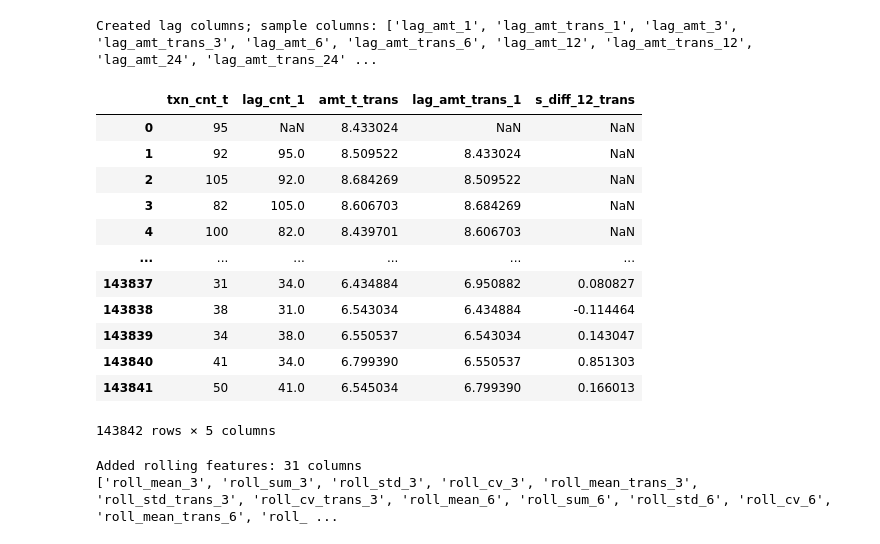
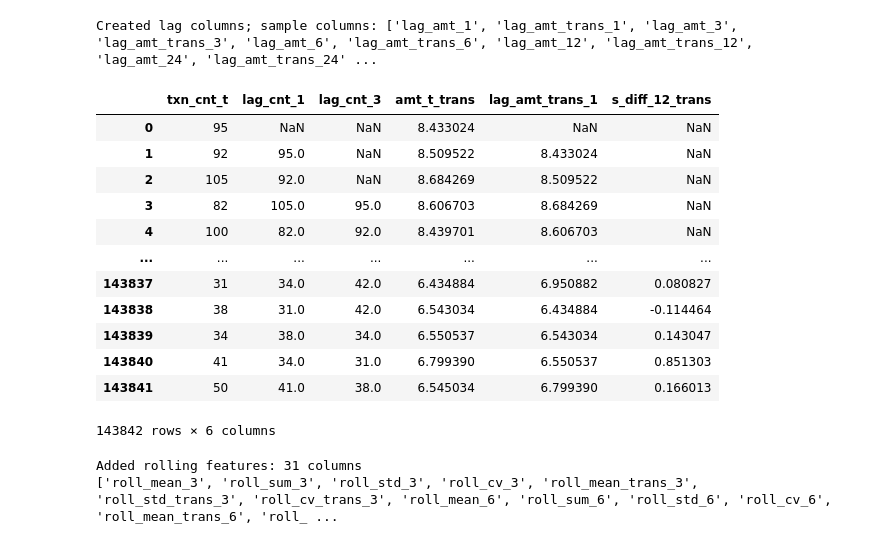
Before and after one commit to QHCeng/Capstone, a Jupyter notebook: LSTM/LSTM.ipynb, the cells around one changed output. Cells and saved outputs as stored; diff of their text form; code cells hidden in the pictures.

```diff
--- a/LSTM/LSTM.ipynb
+++ b/LSTM/LSTM.ipynb
@@ -552,21 +552,21 @@ print('Created lag columns; sample columns:', [c for c in monthly.columns if c.s
 # %% [output]
 Created lag columns; sample columns: ['lag_amt_1', 'lag_amt_trans_1', 'lag_amt_3', 'lag_amt_trans_3', 'lag_amt_6', 'lag_amt_trans_6', 'lag_amt_12', 'lag_amt_trans_12', 'lag_amt_24', 'lag_amt_trans_24' ...
 # %%
-display(monthly[["txn_cnt_t", "lag_cnt_1","amt_t_trans", "lag_amt_trans_1",  "s_diff_12_trans", ]])
+display(monthly[["txn_cnt_t", "lag_cnt_1", "lag_cnt_3", "amt_t_trans", "lag_amt_trans_1",  "s_diff_12_trans", ]])
 # %% [output]
-|  | txn_cnt_t | lag_cnt_1 | amt_t_trans | lag_amt_trans_1 | s_diff_12_trans |
-| 0 | 95 | NaN | 8.433024 | NaN | NaN |
-| 1 | 92 | 95.0 | 8.509522 | 8.433024 | NaN |
-| 2 | 105 | 92.0 | 8.684269 | 8.509522 | NaN |
-| 3 | 82 | 105.0 | 8.606703 | 8.684269 | NaN |
-| 4 | 100 | 82.0 | 8.439701 | 8.606703 | NaN |
-| ... | ... | ... | ... | ... | ... |
-| 143837 | 31 | 34.0 | 6.434884 | 6.950882 | 0.080827 |
-| 143838 | 38 | 31.0 | 6.543034 | 6.434884 | -0.114464 |
-| 143839 | 34 | 38.0 | 6.550537 | 6.543034 | 0.143047 |
-| 143840 | 41 | 34.0 | 6.799390 | 6.550537 | 0.851303 |
-| 143841 | 50 | 41.0 | 6.545034 | 6.799390 | 0.166013 |
+|  | txn_cnt_t | lag_cnt_1 | lag_cnt_3 | amt_t_trans | lag_amt_trans_1 | s_diff_12_trans |
+| 0 | 95 | NaN | NaN | 8.433024 | NaN | NaN |
+| 1 | 92 | 95.0 | NaN | 8.509522 | 8.433024 | NaN |
+| 2 | 105 | 92.0 | NaN | 8.684269 | 8.509522 | NaN |
+| 3 | 82 | 105.0 | 95.0 | 8.606703 | 8.684269 | NaN |
+| 4 | 100 | 82.0 | 92.0 | 8.439701 | 8.606703 | NaN |
+| ... | ... | ... | ... | ... | ... | ... |
+| 143837 | 31 | 34.0 | 42.0 | 6.434884 | 6.950882 | 0.080827 |
+| 143838 | 38 | 31.0 | 42.0 | 6.543034 | 6.434884 | -0.114464 |
+| 143839 | 34 | 38.0 | 34.0 | 6.550537 | 6.543034 | 0.143047 |
+| 143840 | 41 | 34.0 | 31.0 | 6.799390 | 6.550537 | 0.851303 |
+| 143841 | 50 | 41.0 | 38.0 | 6.545034 | 6.799390 | 0.166013 |
-143842 rows × 5 columns
+143842 rows × 6 columns
 # %%
 # === ROLLING & EXPANDING FEATURES ===
 # Fixed-width rolling windows (means, sums, stds, cv), momentum, acceleration, z-score, and EWM stats.
```
